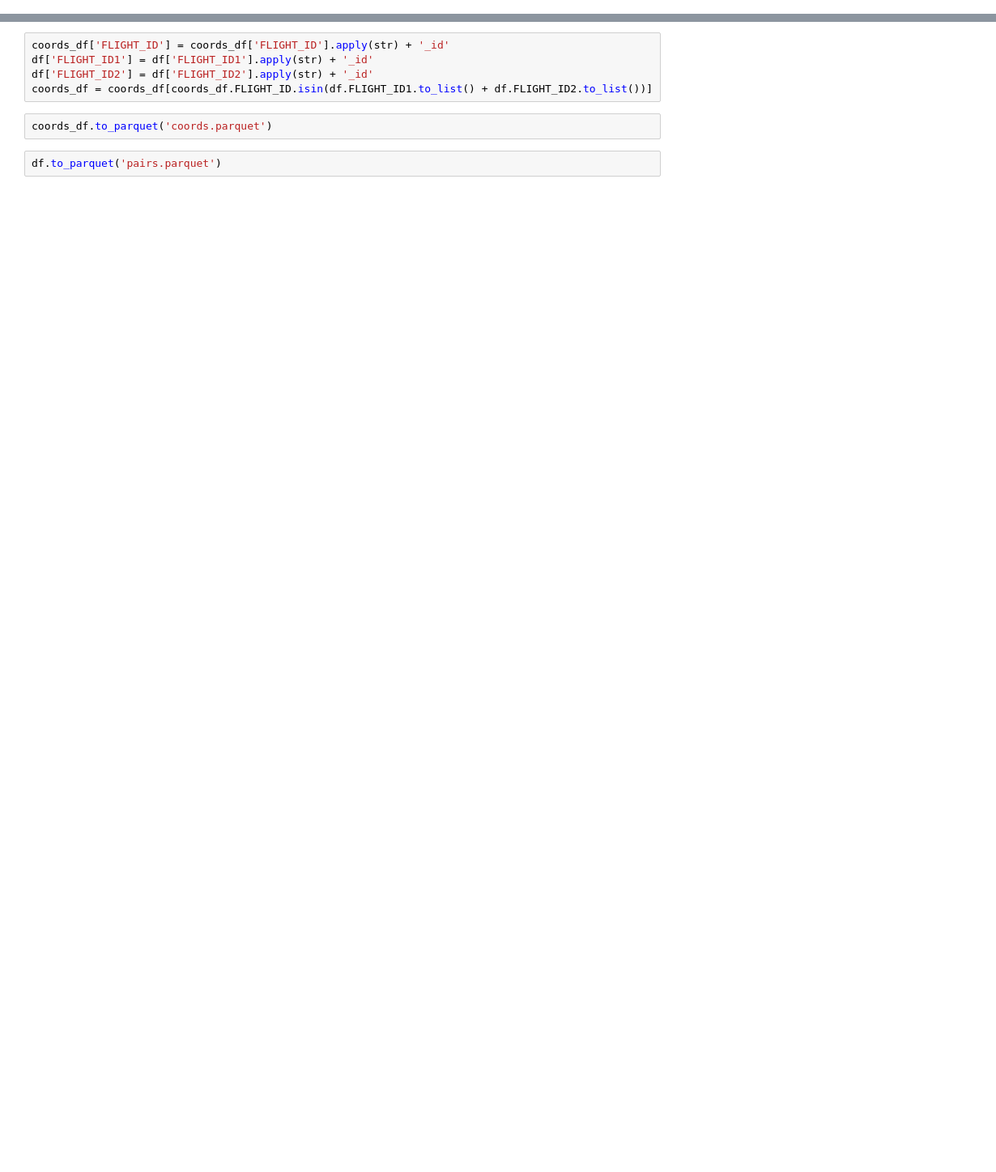
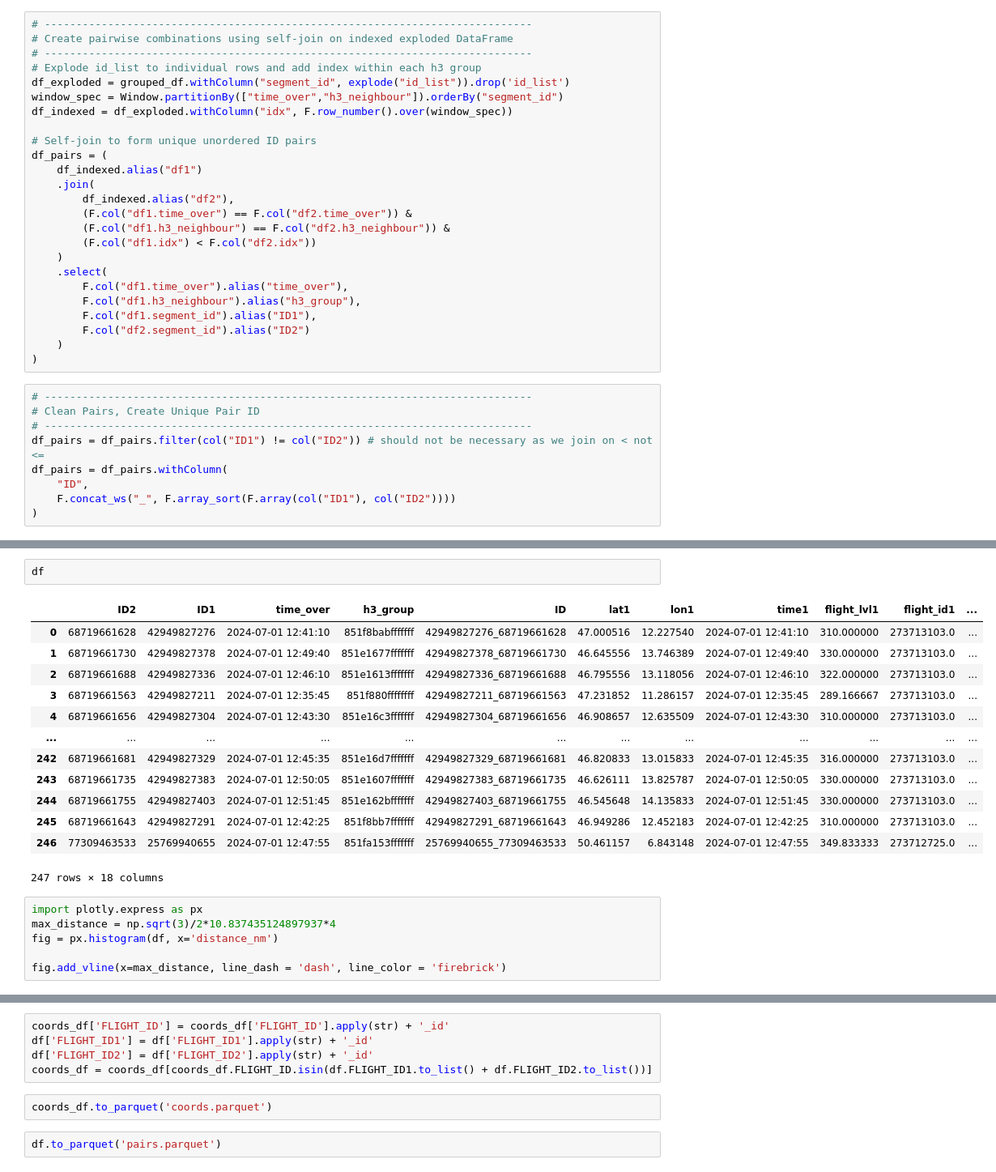
Before and after one commit to euctrl-pru/close-proximity-events, a Jupyter notebook: python/test.ipynb, the cells around one changed output, grey strips where cells are left out. Shown at 81% size. Cells and saved outputs as stored; diff of their text form; blank space fills up the shorter version.

```diff
--- a/python/test.ipynb
+++ b/python/test.ipynb
@@ -207,0 +224,34 @@ df = df_pairs.toPandas()
+# %%
+# -----------------------------------------------------------------------------
+# Create pairwise combinations using self-join on indexed exploded DataFrame
+# -----------------------------------------------------------------------------
+# Explode id_list to individual rows and add index within each h3 group
+df_exploded = grouped_df.withColumn("segment_id", explode("id_list")).drop('id_list')
+window_spec = Window.partitionBy(["time_over","h3_neighbour"]).orderBy("segment_id")
+df_indexed = df_exploded.withColumn("idx", F.row_number().over(window_spec))
+
+# Self-join to form unique unordered ID pairs
+df_pairs = (
+    df_indexed.alias("df1")
+    .join(
+        df_indexed.alias("df2"),
+        (F.col("df1.time_over") == F.col("df2.time_over")) &
+        (F.col("df1.h3_neighbour") == F.col("df2.h3_neighbour")) &
+        (F.col("df1.idx") < F.col("df2.idx"))
+    )
+    .select(
+        F.col("df1.time_over").alias("time_over"),
+        F.col("df1.h3_neighbour").alias("h3_group"),
+        F.col("df1.segment_id").alias("ID1"),
+        F.col("df2.segment_id").alias("ID2")
+    )
+)
+# %%
+# -----------------------------------------------------------------------------
+# Clean Pairs, Create Unique Pair ID
+# -----------------------------------------------------------------------------
+df_pairs = df_pairs.filter(col("ID1") != col("ID2")) # should not be necessary as we join on < not <=
+df_pairs = df_pairs.withColumn(
+    "ID",
+    F.concat_ws("_", F.array_sort(F.array(col("ID1"), col("ID2"))))
+)
@@ -228,3 +384,25 @@ df
+# %%
+df
+# %% [output]
+|  | ID2 | ID1 | time_over | h3_group | ID | lat1 | lon1 | time1 | flight_lvl1 | flight_id1 | ... |
+| 0 | 68719661628 | 42949827276 | 2024-07-01 12:41:10 | 851f8babfffffff | 42949827276_68719661628 | 47.000516 | 12.227540 | 2024-07-01 12:41:10 | 310.000000 | 273713103.0 | ... |
+| 1 | 68719661730 | 42949827378 | 2024-07-01 12:49:40 | 851e1677fffffff | 42949827378_68719661730 | 46.645556 | 13.746389 | 2024-07-01 12:49:40 | 330.000000 | 273713103.0 | ... |
+| 2 | 68719661688 | 42949827336 | 2024-07-01 12:46:10 | 851e1613fffffff | 42949827336_68719661688 | 46.795556 | 13.118056 | 2024-07-01 12:46:10 | 322.000000 | 273713103.0 | ... |
+| 3 | 68719661563 | 42949827211 | 2024-07-01 12:35:45 | 851f880ffffffff | 42949827211_68719661563 | 47.231852 | 11.286157 | 2024-07-01 12:35:45 | 289.166667 | 273713103.0 | ... |
+| 4 | 68719661656 | 42949827304 | 2024-07-01 12:43:30 | 851e16c3fffffff | 42949827304_68719661656 | 46.908657 | 12.635509 | 2024-07-01 12:43:30 | 310.000000 | 273713103.0 | ... |
+| ... | ... | ... | ... | ... | ... | ... | ... | ... | ... | ... | ... |
+| 242 | 68719661681 | 42949827329 | 2024-07-01 12:45:35 | 851e16d7fffffff | 42949827329_68719661681 | 46.820833 | 13.015833 | 2024-07-01 12:45:35 | 316.000000 | 273713103.0 | ... |
+| 243 | 68719661735 | 42949827383 | 2024-07-01 12:50:05 | 851e1607fffffff | 42949827383_68719661735 | 46.626111 | 13.825787 | 2024-07-01 12:50:05 | 330.000000 | 273713103.0 | ... |
+| 244 | 68719661755 | 42949827403 | 2024-07-01 12:51:45 | 851e162bfffffff | 42949827403_68719661755 | 46.545648 | 14.135833 | 2024-07-01 12:51:45 | 330.000000 | 273713103.0 | ... |
+| 245 | 68719661643 | 42949827291 | 2024-07-01 12:42:25 | 851f8bb7fffffff | 42949827291_68719661643 | 46.949286 | 12.452183 | 2024-07-01 12:42:25 | 310.000000 | 273713103.0 | ... |
+| 246 | 77309463533 | 25769940655 | 2024-07-01 12:47:55 | 851fa153fffffff | 25769940655_77309463533 | 50.461157 | 6.843148 | 2024-07-01 12:47:55 | 349.833333 | 273712725.0 | ... |
+247 rows × 18 columns
+# %%
+import plotly.express as px
+max_distance = np.sqrt(3)/2*10.837435124897937*4
+fig = px.histogram(df, x='distance_nm')
+
+fig.add_vline(x=max_distance, line_dash = 'dash', line_color = 'firebrick')
 # %%
 coords_df = pd.read_parquet('~/Repos/close-encounters/data/flight_profiles_cpf_20240701_filtered.parquet')
 coords_df['SEGMENT_ID'] = coords_df.index
```
Also changed, not shown: parts of 16 cells of this notebook, 3 other files.
